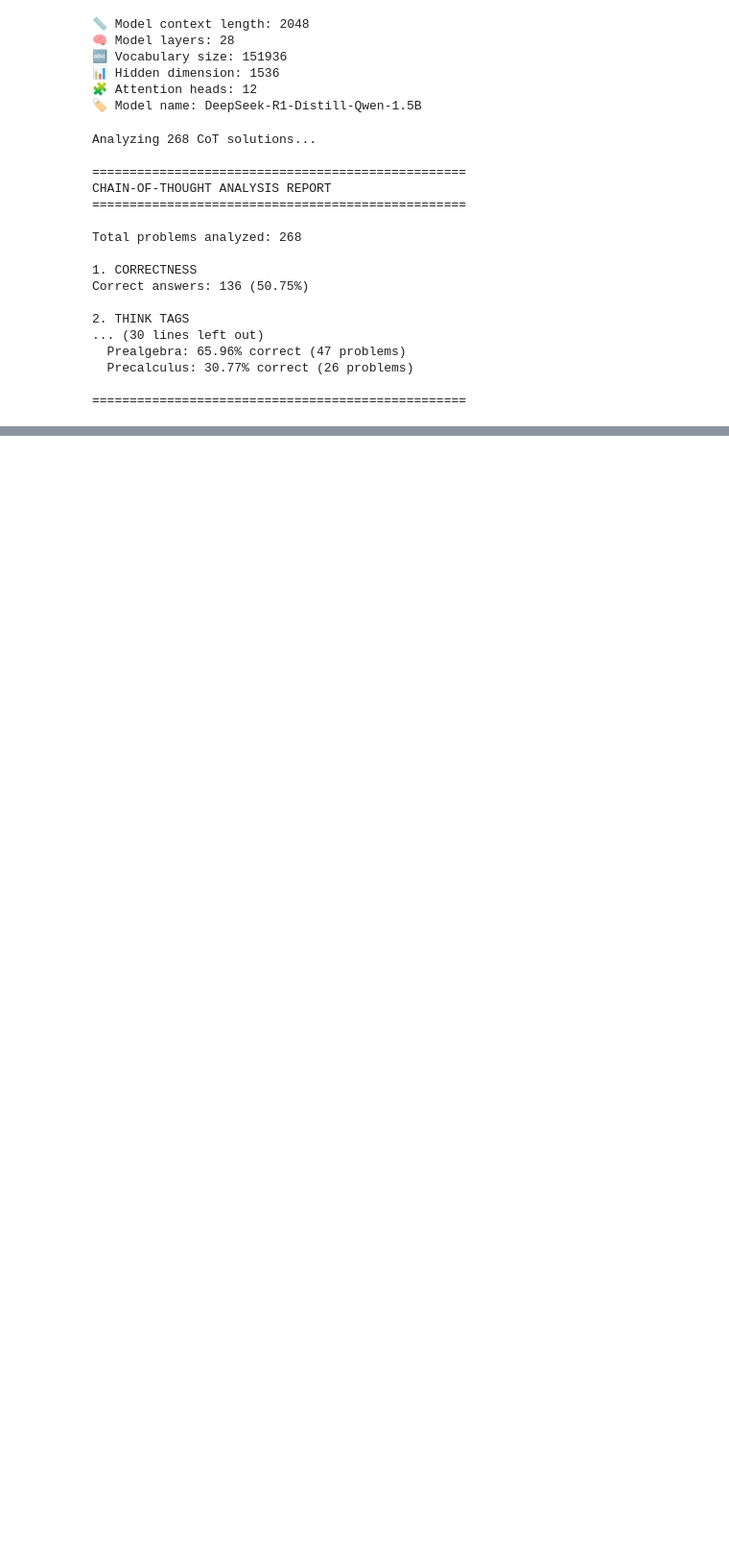
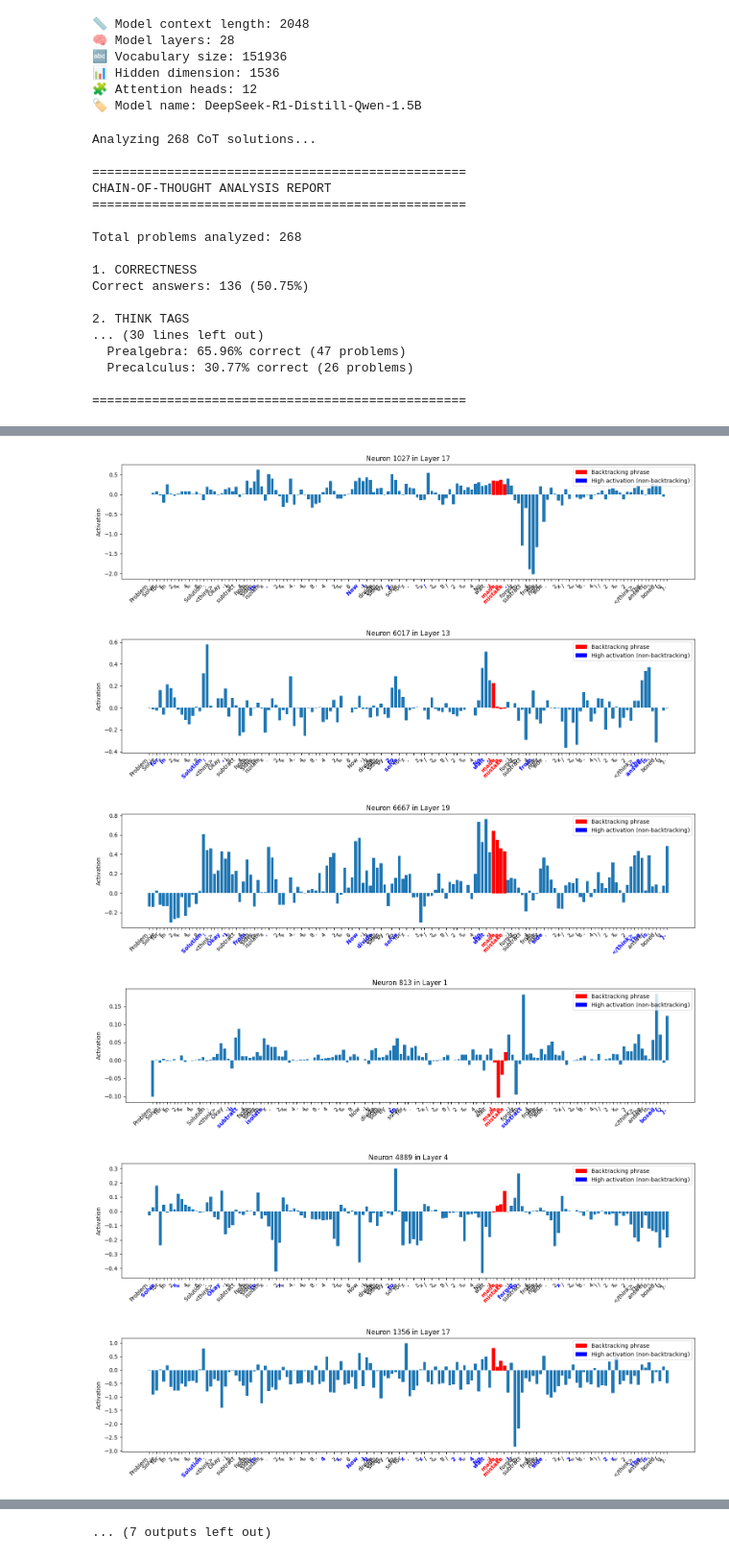
Before and after one commit to uzaymacar/understanding-reasoning-models, a Jupyter notebook: analyze.ipynb, the cells around one changed output, grey strips where cells are left out. Shown at 96% size. Drawn from its saved outputs; the diff is of its cells as text; code cells hidden in the pictures; blank space fills up the shorter version.

```diff
--- a/analyze.ipynb
+++ b/analyze.ipynb
@@ -100,5 +98,5 @@ Saved balanced dataset with 100 samples to backtracking_dataset_n=100.json
 # %%
-def identify_backtracking_neurons(model, json_file_path, min_sample_size=100, top_k=50):
+def identify_backtracking_neurons(model, json_file_path, min_sample_size=100, top_k=1000):
     """
     Identify neurons that activate during backtracking events by processing entire CoT solutions
     and tracking activations at specific backtracking points.
@@ -132,8 +130,6 @@ def identify_backtracking_neurons(model, json_file_path, min_sample_size=100, to
 
         tokens = model.to_tokens(generated_cot.lower())
         str_tokens = model.to_str_tokens(generated_cot.lower())
-        print(len(str_tokens))
-        continue
         _, cache = model.run_with_cache(tokens)
 
         # Find positions of backtracking phrases in the token sequence
@@ -197,6 +193,8 @@ def identify_backtracking_neurons(model, json_file_path, min_sample_size=100, to
                             layer_activations = cache["post", layer][0, pos].detach().cpu().numpy()
                             non_backtracking_activations.append((layer, layer_activations))
 
+    print(f"Found {len(backtracking_activations)} backtracking activations and {len(non_backtracking_activations)} non-backtracking activations")
+
     # Analyze activations to find neurons that correlate with backtracking
     neuron_scores = {}
 
@@ -251,3 +249,9 @@ def identify_backtracking_neurons(model, json_file_path, min_sample_size=100, to
     all_neurons = sorted(all_neurons, key=lambda x: abs(x['effect_size']), reverse=True)
 
     return {'top_neurons': all_neurons[:top_k], 'layer_scores': neuron_scores}
+# %%
+neuron_analysis = identify_backtracking_neurons(
+    model=model,
+    json_file_path="toy_dataset_n=20.json",
+    top_k=1000
+)
@@ -254,12 +265,6 @@ def identify_backtracking_neurons(model, json_file_path, min_sample_size=100, to
 # %%
-neuron_analysis = identify_backtracking_neurons(
-    model=model,
-    json_file_path="toy_dataset_n=20.json",
-    top_k=50
-)
-
 # Print top neurons
-print("Top 10 neurons associated with backtracking:")
-for i, neuron in enumerate(neuron_analysis['top_neurons'][:10]):
+print("Top 100 neurons associated with backtracking:")
+for i, neuron in enumerate(neuron_analysis['top_neurons'][:100]):
     print(f"{i+1}. Layer {neuron['layer']}, Neuron {neuron['neuron']}: Effect size = {neuron['effect_size']:.4f}, AUC = {neuron['auc']:.4f}")
 # %% [output]
@@ -589,0 +387,8 @@ for result in validation_results:
+# %%
+validation_results = validate_neurons_on_new_dataset(
+    model=model,
+    original_top_neurons=neuron_analysis['top_neurons'],
+    new_json_file_path="toy_dataset_n=10.json",
+    top_k=100
+)
+print_validation_comparison(validation_results)
@@ -589,0 +538,13 @@ for result in validation_results:
+# %%
+fig = visualize_neuron_activations(
+    model=model,
+    neuron_info_list=validation_results['overlap_details'],
+    examples=["Problem: Solve for x in 2x + 4 = 8 Solution: \n<think>\n Okay, I'll subtract 4 from both sides to isolate x. \n 2x + 4 - 4 = 8 - 4 \n 2x = 8 \n Now, I'll divide both sides by 2 to solve for x. \n 2x / 2 = 8 / 2 \n x = 4 \n No wait, I made a mistake. I forgot to subtract 4 from the right side. \n 2x / 2 = (8 - 4) / 2 \n x = 2 </think> \n The answer is \\boxed{2}."]
+)
+# %% [output]
+[figure, added]
+[figure, added]
+[figure, added]
+[figure, added]
+[figure, added]
+[figure, added]
@@ -589,0 +557 @@ for result in validation_results:
+... (7 outputs left out)
```
Also changed, not shown: parts of 14 cells of this notebook, 4 other files.
